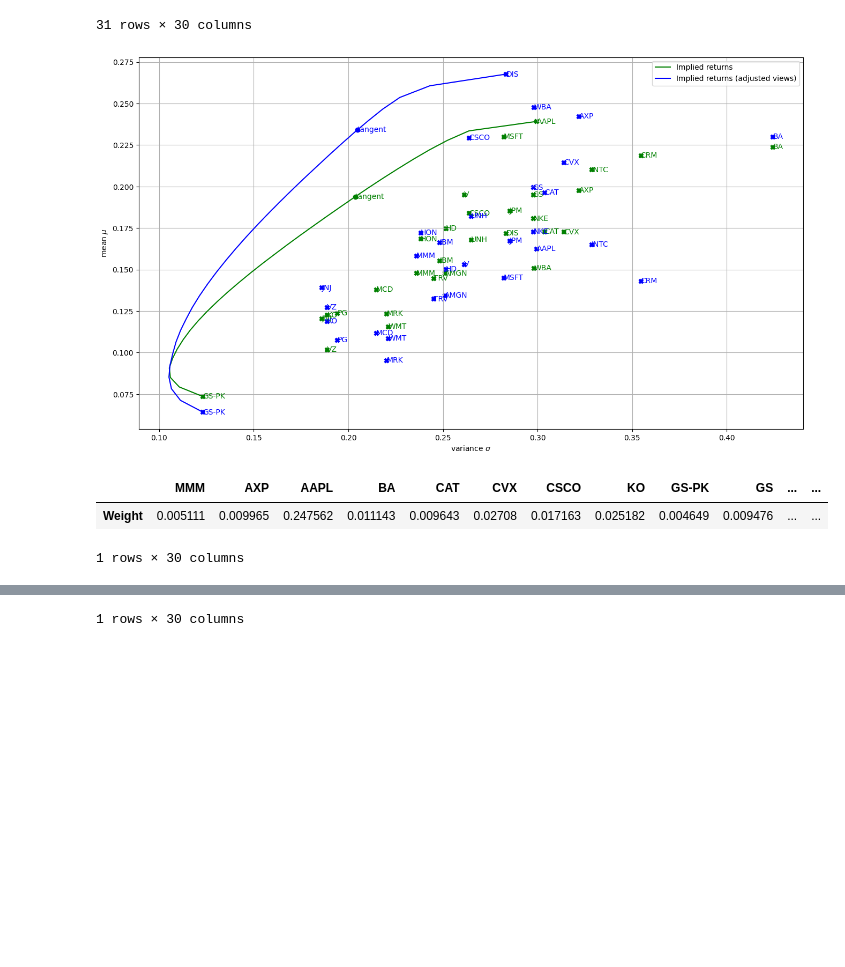
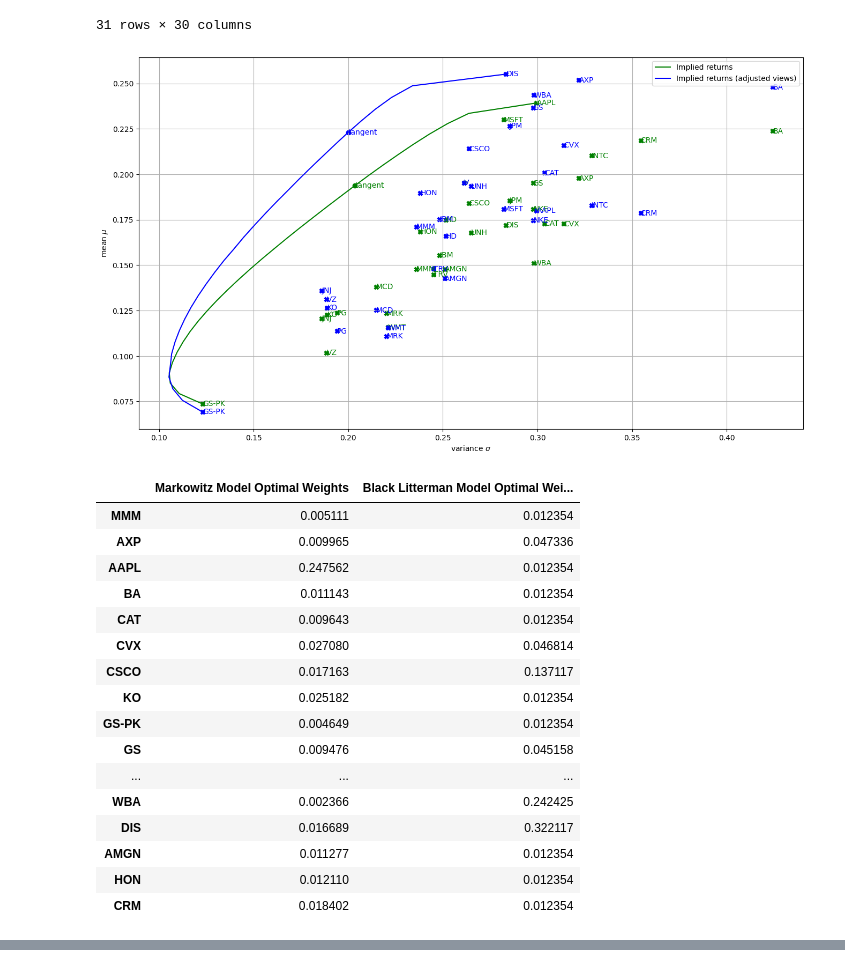
Before and after one commit to ps1899/Portfolio_Optimization-Black_Litterman, a Jupyter notebook: Black_Litterman_Main.ipynb, the cells around one changed output, grey strips where cells are left out. Saved outputs shown, nothing was run; the diff lists cells and outputs as text; code cells hidden in the pictures; blank space fills up the shorter version.

```diff
--- a/Black_Litterman_Main.ipynb
+++ b/Black_Litterman_Main.ipynb
@@ -535,11 +535,14 @@ tau = 0.025  # Scaling Factor
 # Calculate Omega - uncertainty matrix about views
 omega = np.dot(np.dot(np.dot(tau, P), C), np.transpose(P))  # 0.25 * P * C * transpose(P)
 
+new_omega = np.zeros(omega.shape)
+np.fill_diagonal(new_omega, np.diag(omega))
+
 # Calculate Equilibrium excess returns with views incorporated
 sub_a = np.linalg.inv(np.dot(tau, C))  # (tau.C)^-1
-sub_b = np.dot(np.dot(np.transpose(P), np.linalg.inv(omega)), P)  # (P^T.omega^-1).P
+sub_b = np.dot(np.dot(np.transpose(P), np.linalg.inv(new_omega)), P)  # (P^T.omega^-1).P
 sub_c = np.dot(np.linalg.inv(np.dot(tau, C)), Pi)  # ((Tau.C)^-1).Pi
-sub_d = np.dot(np.dot(np.transpose(P), np.linalg.inv(omega)), Q)   # (P^T.omega^-1).Q
+sub_d = np.dot(np.dot(np.transpose(P), np.linalg.inv(new_omega)), Q)   # (P^T.omega^-1).Q
 
 # Expected_return = ((tau.C)^-1 + (P^T.omega^-1).P) * ((Tau.C)^-1).Pi + (P^T.omega^-1).Q)
 Pi_adj = np.dot(np.linalg.inv(sub_a + sub_b), (sub_c + sub_d))
@@ -574,14 +577,30 @@ plt.ylabel('mean $\mu$')
 plt.legend()
 plt.show()
 # %% [output]
-[figure, old version]
+[figure, new version]
 # %%
-# Black-Litterman Model weight distribution
-display(pd.DataFrame({'Weight': result_2.W}, index = names).T)
+# # Black-Litterman Model weight distribution
+# display(pd.DataFrame({'Weight': result_2.W}, index = names).T)
 
-# Black-Litterman Model with adjusted views weight distribution
-display(pd.DataFrame({'Weight': result_3.W}, index = names).T)
+# # Black-Litterman Model with adjusted views weight distribution
+# display(pd.DataFrame({'Weight': result_3.W}, index = names).T)
+
+display(pd.DataFrame({'Markowitz Model Optimal Weights': result_2.W, 'Black Litterman Model Optimal Weights': final_weights}, index = names))
 # %% [output]
-|  | MMM | AXP | AAPL | BA | CAT | CVX | CSCO | KO | GS-PK | GS | ... | ... |
-| Weight | 0.005111 | 0.009965 | 0.247562 | 0.011143 | 0.009643 | 0.02708 | 0.017163 | 0.025182 | 0.004649 | 0.009476 | ... | ... |
+|  | Markowitz Model Optimal Weights | Black Litterman Model Optimal Wei... |
+| MMM | 0.005111 | 0.012354 |
+| AXP | 0.009965 | 0.047336 |
+| AAPL | 0.247562 | 0.012354 |
+| BA | 0.011143 | 0.012354 |
+| CAT | 0.009643 | 0.012354 |
+| CVX | 0.027080 | 0.046814 |
+| CSCO | 0.017163 | 0.137117 |
+| KO | 0.025182 | 0.012354 |
+| GS-PK | 0.004649 | 0.012354 |
+| GS | 0.009476 | 0.045158 |
+| ... | ... | ... |
+| WBA | 0.002366 | 0.242425 |
+| DIS | 0.016689 | 0.322117 |
+| AMGN | 0.011277 | 0.012354 |
+| HON | 0.012110 | 0.012354 |
+| CRM | 0.018402 | 0.012354 |
-1 rows × 30 columns
@@ -590,3 +607,2 @@ display(pd.DataFrame({'Weight': result_3.W}, index = names).T)
-1 rows × 30 columns
 # %%
 # Bar Plot - Before and After view weights
```
Also changed, not shown: parts of 3 cells of this notebook, 1 other file.
